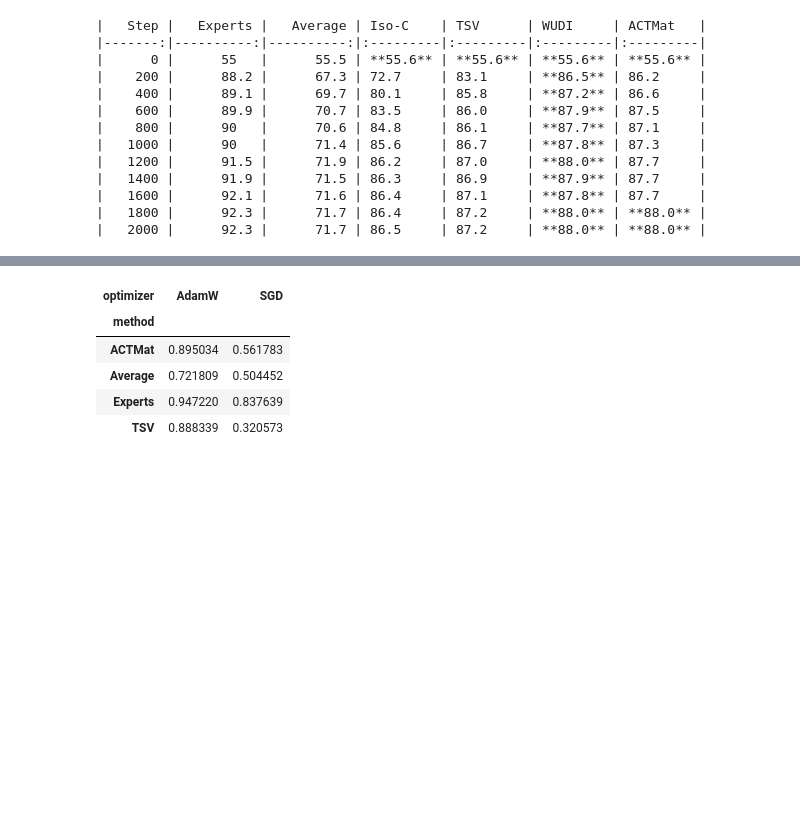
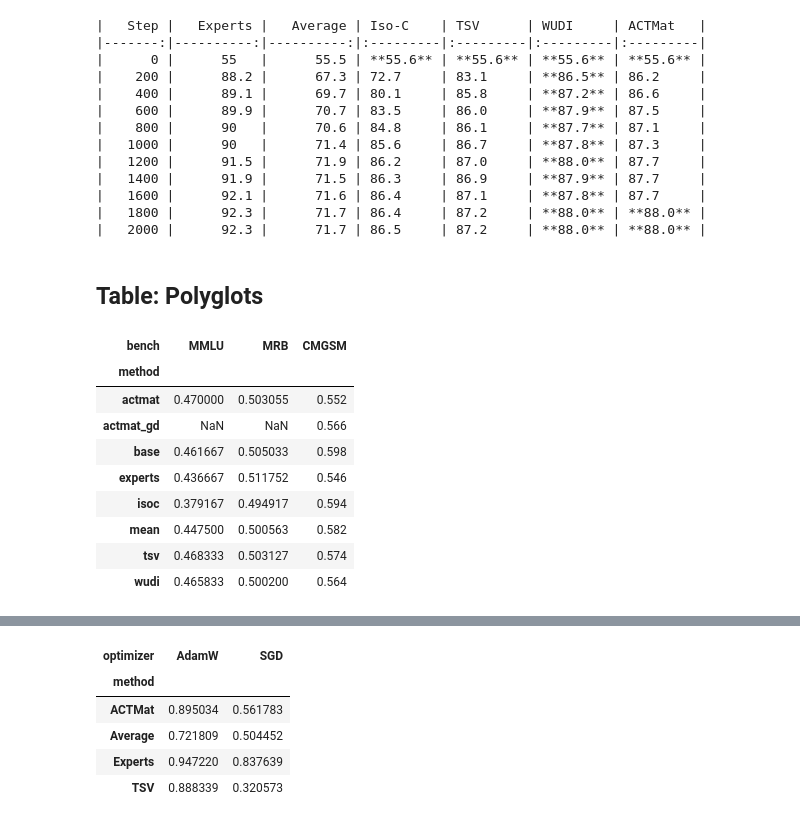
Before and after one commit to marawangamal/actmat, a Jupyter notebook: scripts/analysis.ipynb, the cells around one changed output, grey strips where cells are left out. Cells and saved outputs as stored; diff of their text form; code cells hidden in the pictures; blank space fills up the shorter version.

Commit message:
Exp: add PG results

```diff
--- a/scripts/analysis.ipynb
+++ b/scripts/analysis.ipynb
@@ -2037,3 +2037,78 @@ print(dfp.apply(bold_best, fmt="md", axis=1).to_markdown())
 |   1600 |      92.1 |      71.6 | 86.4     | 87.1     | **87.8** | 87.7     |
 |   1800 |      92.3 |      71.7 | 86.4     | 87.2     | **88.0** | **88.0** |
 |   2000 |      92.3 |      71.7 | 86.5     | 87.2     | **88.0** | **88.0** |
+# %% [markdown]
+## Table: Polyglots
+# %%
+import glob
+import json
+import pandas as pd
+
+# result globs (run from repo root)
+LIGHTEVAL = "../artifacts/results-polyglot-all/{d}/**/results_*.json"  # MMLU + MRB
+COTMGSM = (
+    "../artifacts/results-polyglot-all-mgsmcot/{d}/mgsm/**/results_*.json"  # CoT MGSM
+)
+
+# benchmark -> {lang: (json task key, metric)}
+mmlu = {l: (f"global_mmlu_lite:{l}|0", "acc") for l in ["ar", "de", "es"]}
+mrb = {l: (f"mrewardbench_mcf:{l}|0", "weighted_acc") for l in ["ar", "cs", "de", "es"]}
+cmgsm = {l: (f"mgsm_native_cot_{l}", "exact_match,strict-match") for l in ["de", "es"]}
+
+# method -> (lighteval dir, cot-mgsm dir)
+methods = {
+    "base": ("base-Olmo-3-1025-7B", "base"),
+    "expert-ar": ("expert-ar", "expert-ar"),
+    "expert-cs": ("expert-cs", "expert-cs"),
+    "expert-de": ("expert-de", "expert-de"),
+    "expert-es": ("expert-es", "expert-es"),
+    "mean": ("Olmo-3-7b-polyglot-all-mean", "merge-mean"),
+    "tsv": ("Olmo-3-7b-polyglot-all-tsv", "merge-tsv"),
+    "isoc": ("Olmo-3-7b-polyglot-all-isoc", "merge-isoc"),
+    "wudi": ("Olmo-3-7b-polyglot-all-wudi", "merge-wudi"),
+    "actmat": ("Olmo-3-7b-polyglot-all-actmat", "merge-actmat"),
+    "actmat_gd": ("Olmo-3-7b-polyglot-all-actmat_gd", "merge-actmat_gd"),
+}
+
+
+def load(pattern, d):
+    files = sorted(glob.glob(pattern.format(d=d), recursive=True))
+    return json.load(open(files[-1]))["results"] if files else {}
+
+
+# experts are scored only on their own language
+only = {f"expert-{l}": l for l in ["ar", "cs", "de", "es"]}
+
+rows = []
+for method, (le_dir, cot_dir) in methods.items():
+    le, cot = load(LIGHTEVAL, le_dir), load(COTMGSM, cot_dir)
+    for bench, spec, res in [
+        ("MMLU", mmlu, le),
+        ("MRB", mrb, le),
+        ("CMGSM", cmgsm, cot),
+    ]:
+        for lang, (task, metric) in spec.items():
+            if method in only and lang != only[method]:
+                continue
+            if task in res:
+                rows.append(
+                    {
+                        "method": "experts" if method in only else method,
+                        "bench": bench,
+                        # "task": task,
+                        "score": res[task][metric],
+                    }
+                )
+
+df = pd.DataFrame(rows)
+# %% [output]
+| bench | MMLU | MRB | CMGSM |
+| method |  |  |  |
+| actmat | 0.470000 | 0.503055 | 0.552 |
+| actmat_gd | NaN | NaN | 0.566 |
+| base | 0.461667 | 0.505033 | 0.598 |
+| experts | 0.436667 | 0.511752 | 0.546 |
+| isoc | 0.379167 | 0.494917 | 0.594 |
+| mean | 0.447500 | 0.500563 | 0.582 |
+| tsv | 0.468333 | 0.503127 | 0.574 |
+| wudi | 0.465833 | 0.500200 | 0.564 |
```
Also changed, not shown: parts of 3 cells of this notebook, 24 other files.
